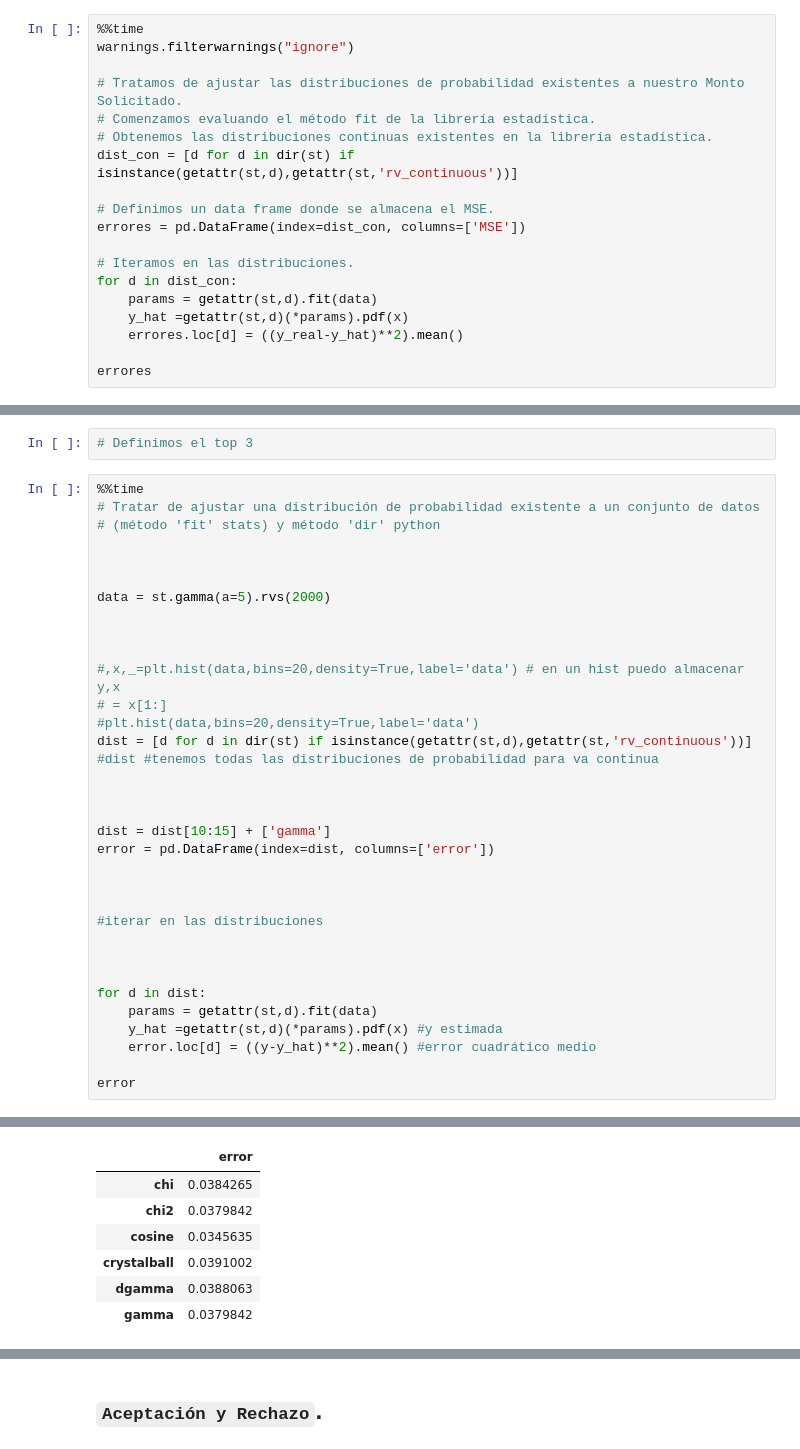
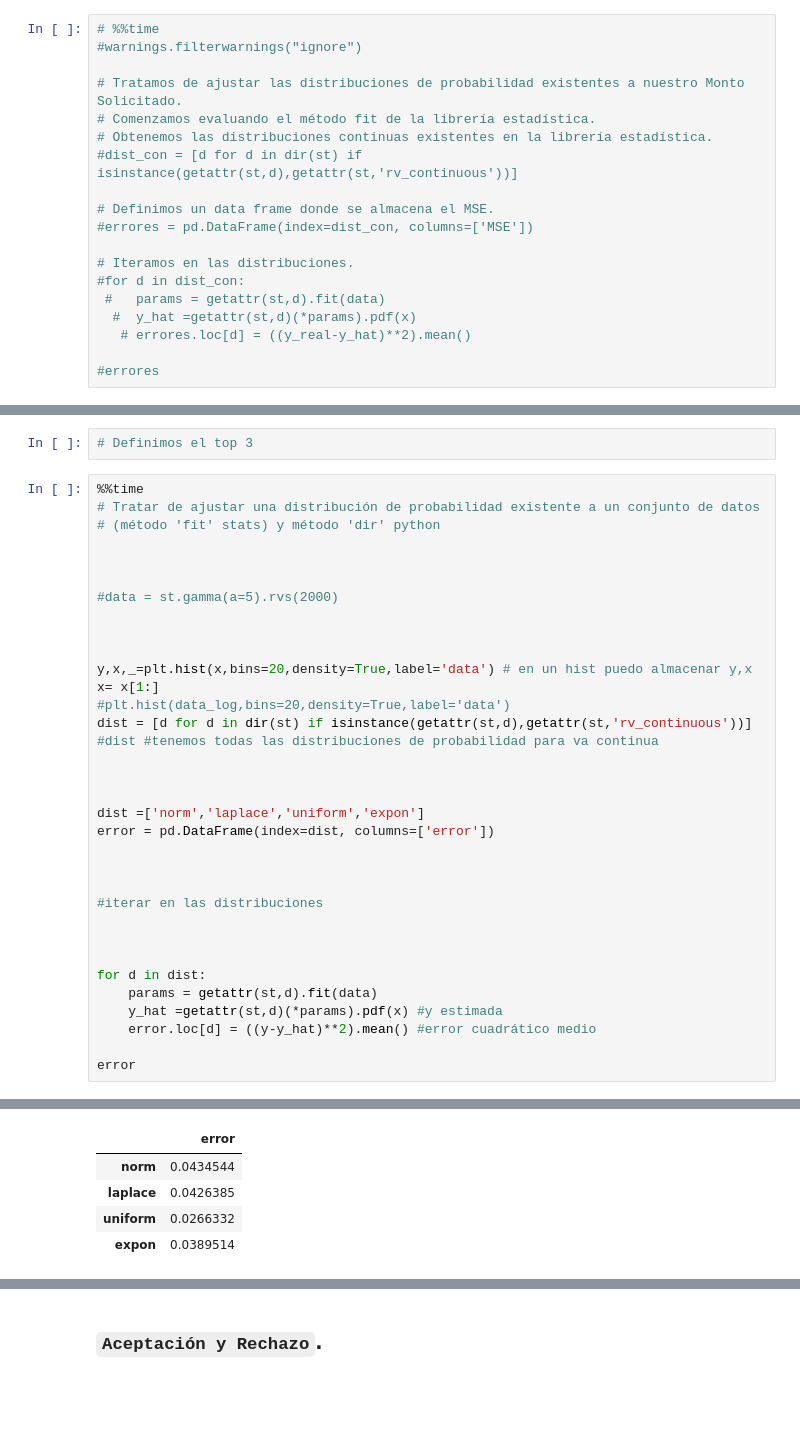
Before and after one commit to JuanPablo2019/Proyecto_modulo1, a Jupyter notebook: ProyectoModulo1_MaganaJ_PinedaB.ipynb, the cells around one changed output, grey strips where cells are left out. Cells and saved outputs as stored; diff of their text form; blank space fills up the shorter version.

```diff
--- a/ProyectoModulo1_MaganaJ_PinedaB.ipynb
+++ b/ProyectoModulo1_MaganaJ_PinedaB.ipynb
@@ -562,19 +565,19 @@ def give_error(data: 'Datos de la distribución real',
 # %%
-%%time
-warnings.filterwarnings("ignore")
+# %%time
+#warnings.filterwarnings("ignore")
 
 # Tratamos de ajustar las distribuciones de probabilidad existentes a nuestro Monto Solicitado.
 # Comenzamos evaluando el método fit de la librería estadística.
 # Obtenemos las distribuciones continuas existentes en la librería estadística.
-dist_con = [d for d in dir(st) if isinstance(getattr(st,d),getattr(st,'rv_continuous'))]
+#dist_con = [d for d in dir(st) if isinstance(getattr(st,d),getattr(st,'rv_continuous'))]
 
 # Definimos un data frame donde se almacena el MSE.
-errores = pd.DataFrame(index=dist_con, columns=['MSE'])
+#errores = pd.DataFrame(index=dist_con, columns=['MSE'])
 
 # Iteramos en las distribuciones.
-for d in dist_con:
-    params = getattr(st,d).fit(data)
-    y_hat =getattr(st,d)(*params).pdf(x)
-    errores.loc[d] = ((y_real-y_hat)**2).mean()
+#for d in dist_con:
+ #   params = getattr(st,d).fit(data)
+  #  y_hat =getattr(st,d)(*params).pdf(x)
+   # errores.loc[d] = ((y_real-y_hat)**2).mean()
 
-errores
+#errores
@@ -589,19 +590,19 @@ ValueError: Iteration of zero-sized operands is not enabled
 
 
 
-data = st.gamma(a=5).rvs(2000)
+#data = st.gamma(a=5).rvs(2000)
 
 
 
-#,x,_=plt.hist(data,bins=20,density=True,label='data') # en un hist puedo almacenar y,x
-# = x[1:]
-#plt.hist(data,bins=20,density=True,label='data')
+y,x,_=plt.hist(x,bins=20,density=True,label='data') # en un hist puedo almacenar y,x
+x= x[1:]
+#plt.hist(data_log,bins=20,density=True,label='data')
 dist = [d for d in dir(st) if isinstance(getattr(st,d),getattr(st,'rv_continuous'))]
 #dist #tenemos todas las distribuciones de probabilidad para va continua
 
 
 
-dist = dist[10:15] + ['gamma']
+dist =['norm','laplace','uniform','expon']
 error = pd.DataFrame(index=dist, columns=['error'])
 
 
@@ -621,7 +622,5 @@ Wall time: 417 ms
 |  | error |
-| chi | 0.0384265 |
-| chi2 | 0.0379842 |
-| cosine | 0.0345635 |
-| crystalball | 0.0391002 |
-| dgamma | 0.0388063 |
-| gamma | 0.0379842 |
+| norm | 0.0434544 |
+| laplace | 0.0426385 |
+| uniform | 0.0266332 |
+| expon | 0.0389514 |
```
Also changed, not shown: parts of 16 cells of this notebook.
